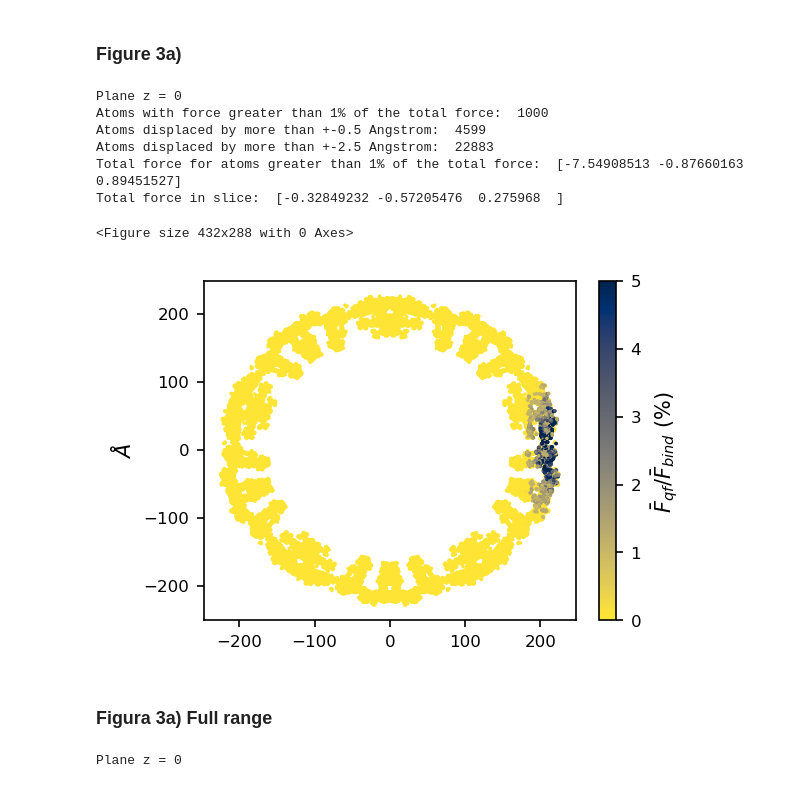
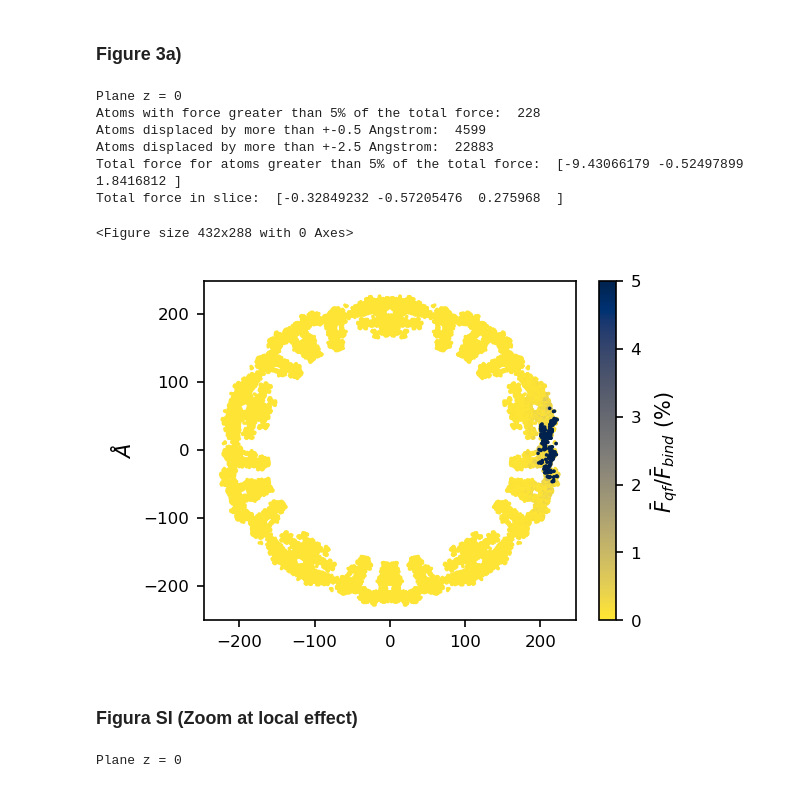
Before and after one commit to iaddison-smith/plots_afmtip, a Jupyter notebook: Forcesqf_afmtip.ipynb, the cells around one changed output. Drawn from its saved outputs; the diff is of its cells as text; code cells hidden in the pictures.

```diff
--- a/Forcesqf_afmtip.ipynb
+++ b/Forcesqf_afmtip.ipynb
@@ -895,22 +823,0 @@ Max charge in chain CYS: 0.00, slice location 170
-# %%
-folder='zika_afm\\sysBunchAnalysisConesLSalt40mM\\zatsc' #Folder containing dphir.txt files
-case = 'cone_40_mM' #sphere, cone, cone_40_mM, cone_20_mM
-f_tot_mag_386, top_aa, top_aa_color = select_case(case)
-dphi_386c = numpy.loadtxt(folder+'386/dphir.txt')   # d=0.2nm
-#dphi_390c = numpy.loadtxt(folder+'390/dphir.txt')   # d=0.6nm
-#dphi_394c = numpy.loadtxt(folder+'394/dphir.txt')   # d=1.0nm
-#dphi_404c = numpy.loadtxt(folder+'404/dphir.txt')   # d=2.0nm
-#dphi_484c = numpy.loadtxt(folder+'484/dphir.txt')   # d=10.0nm
-dphi_1384c = numpy.loadtxt(folder+'1384/dphir.txt') # d=100.0nm
-
-# Read pqr file and calculate forces
-N = len(dphi_386c)
-position, q, amino_acid_name, amino_acid_number, atom_name, chain = readpqr('zika_afm\\ZIKV_6CO8_aa_charge_vdw_addspace.pqr',N)
-delta_dphi_386_local = dphi_386c - dphi_1384c #Calculate interaction potential
-fqf_386, fqf_mag_386, Fqf_386, Fqf_mag_386 = compute_force(delta_dphi_386_local, q)
-
-# Identify aminoacids in .pqr file
-types = []
-for j in range(amino_acid_name.shape[0]):
-    if amino_acid_name[j] not in types:
-        types.append(amino_acid_name[j])
@@ -1275,41 +924,41 @@ plane = 0#-145.25
 near_plane = numpy.where(abs(position[:,2]-plane)<0.5)[0] # Atoms between +-0.5 A
 near_plane2 = numpy.where(abs(position[:,2]-plane)<2.5)[0] # Atoms between +-2.5 A
 
 # Plotting
 x = position[near_plane,0]
 y = position[near_plane,1]
 x2 = position[near_plane2,0]
 y2 = position[near_plane2,1]
 f_porcent = 100*(fqf_mag_386[near_plane])/(f_tot_mag_386) #Force percentage
 f_porcent2 = 100*(fqf_mag_386[near_plane2])/(f_tot_mag_386) #Force percentage
-f_greater  = numpy.where(f_porcent2 > 1)[0] #Detect forces greater than 1% of the total force
+f_greater  = numpy.where(f_porcent2 > 5)[0] #Detect forces greater than 1% of the total force
 fqf_plane = fqf_386[near_plane2]
 fqf_plane_greater = fqf_plane[f_greater]
 
 plt.clf()
 plt.figure(figsize=(4,3),dpi=150)
 plt.scatter(x2,y2,c=f_porcent2,s=0.5, cmap='cividis_r',vmin=-0.3)
 plt.scatter(x2[f_greater],y2[f_greater],c=f_porcent2[f_greater],cmap='cividis_r',s=0.5,vmin=0,vmax=5)
 plt.colorbar(label=r'$ \bar{F}_{qf} /  \bar{F}_{bind} $ (%) ')
 plt.ylabel('$\AA$')
 plt.savefig('plots\\forces_qf_condelta_3a_{0}.pdf'.format(case), format='pdf',dpi=300,bbox_inches='tight')
 print('Plane z =', plane)
-print('Atoms with force greater than 1% of the total force: ', len(f_greater))
+print('Atoms with force greater than 5% of the total force: ', len(f_greater))
 print('Atoms displaced by more than +-0.5 Angstrom: ', len(near_plane))
 print('Atoms displaced by more than +-2.5 Angstrom: ', len(near_plane2))
-print('Total force for atoms greater than 1% of the total force: ', numpy.sum(fqf_plane_greater,axis=0))
+print('Total force for atoms greater than 5% of the total force: ', numpy.sum(fqf_plane_greater,axis=0))
 print('Total force in slice: ', numpy.sum(fqf_plane,axis=0))
 # %% [output]
 Plane z = 0
-Atoms with force greater than 1% of the total force:  1000
+Atoms with force greater than 5% of the total force:  228
 Atoms displaced by more than +-0.5 Angstrom:  4599
 Atoms displaced by more than +-2.5 Angstrom:  22883
-Total force for atoms greater than 1% of the total force:  [-7.54908513 -0.87660163  0.89451527]
+Total force for atoms greater than 5% of the total force:  [-9.43066179 -0.52497899  1.8416812 ]
 Total force in slice:  [-0.32849232 -0.57205476  0.275968  ]
 <Figure size 432x288 with 0 Axes>
-[figure, old version]
+[figure, new version]
-# %% [markdown]
-### Figura 3a) Full range
+# %% [markdown]
+### Figura SI (Zoom at local effect)
 # %%
 # Force qf plot for plane x-y (z=0) for capsid
 # Select plane for the plot
```
Also changed, not shown: parts of 30 cells of this notebook, 1 other file.
